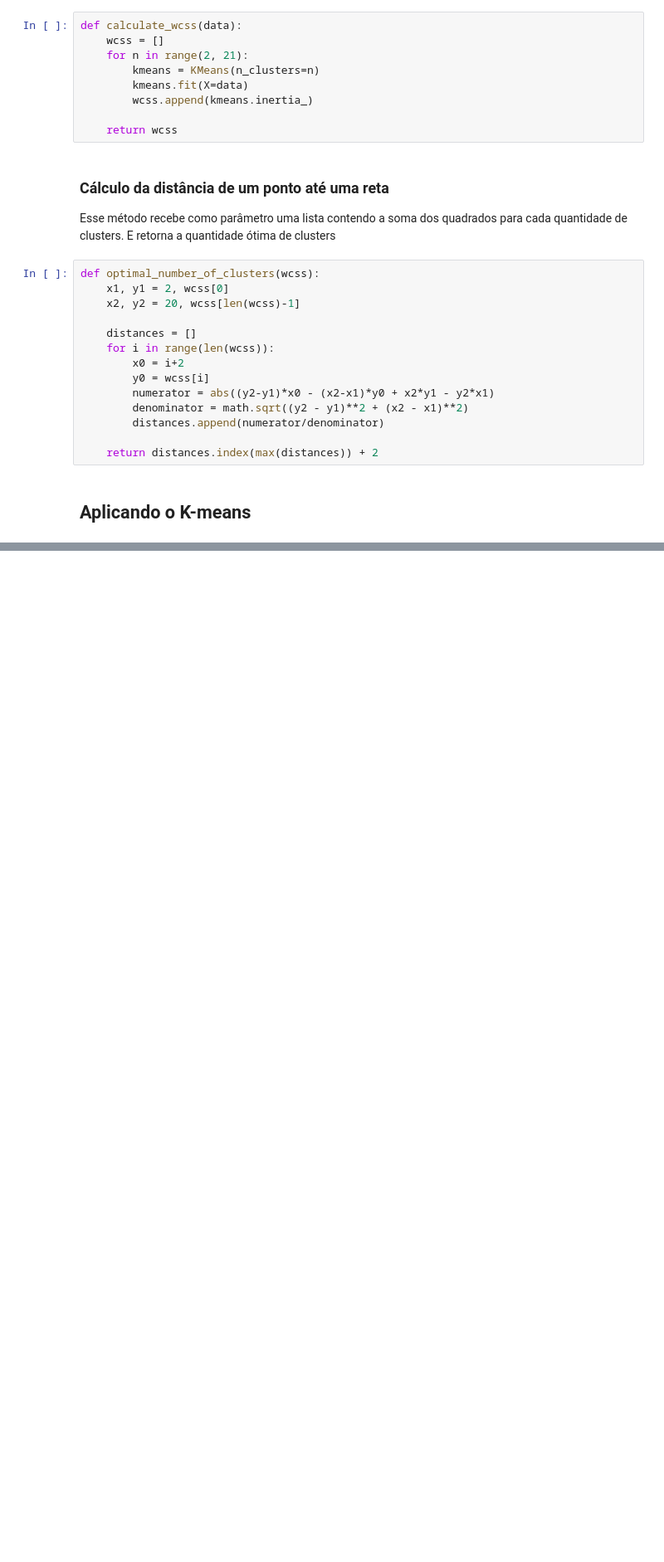
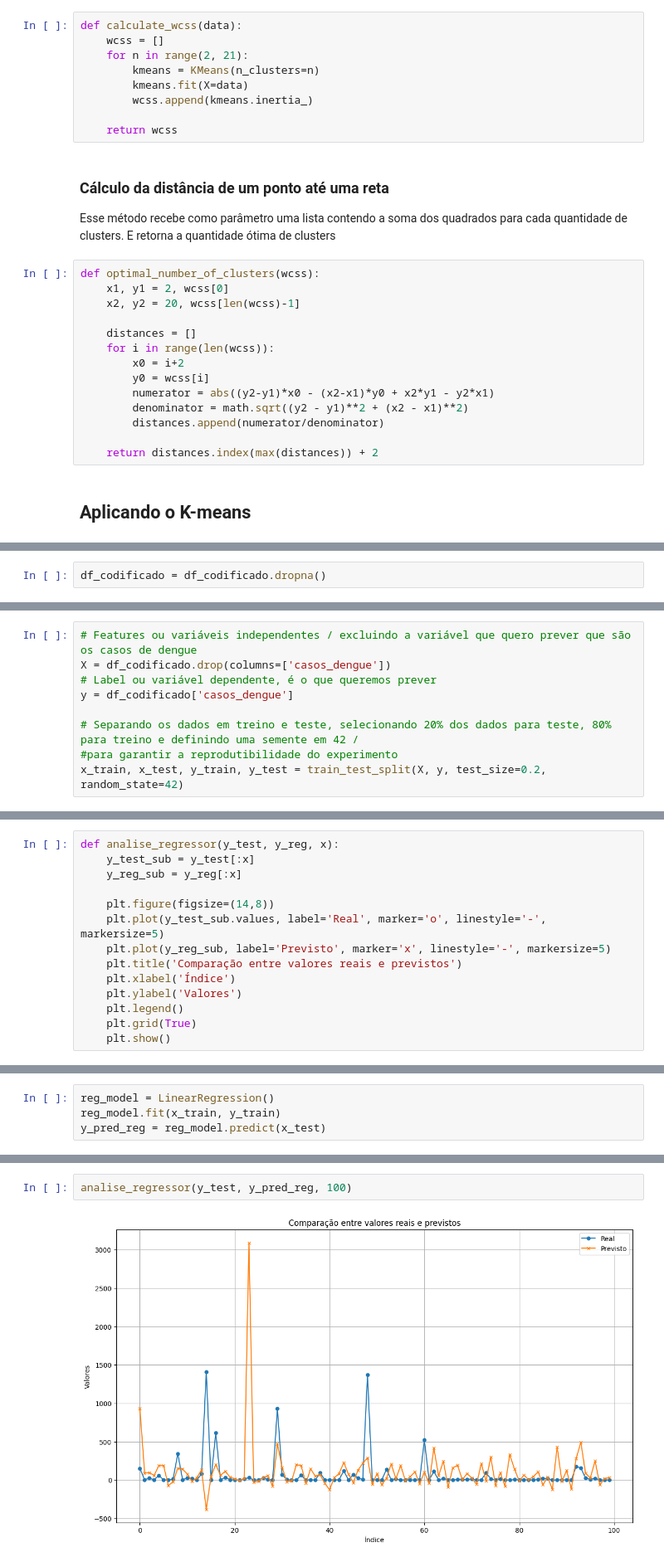
Before and after one commit to lucas-bernardo-souza/project_data_science, a Jupyter notebook: analise2.ipynb, the cells around one changed output, grey strips where cells are left out. Shown at 83% size. Saved outputs shown, nothing was run; the diff lists cells and outputs as text; blank space fills up the shorter version.

Commit message:
Parte da análise exploratória dos dados

```diff
--- a/analise2.ipynb
+++ b/analise2.ipynb
@@ -433,0 +500,2 @@ See the caveats in the documentation: https://pandas.pydata.org/pandas-docs/stab
+# %%
+df_codificado = df_codificado.dropna()
@@ -433,0 +511,9 @@ See the caveats in the documentation: https://pandas.pydata.org/pandas-docs/stab
+# %%
+# Features ou variáveis independentes / excluindo a variável que quero prever que são os casos de dengue
+X = df_codificado.drop(columns=['casos_dengue'])
+# Label ou variável dependente, é o que queremos prever
+y = df_codificado['casos_dengue']
+
+# Separando os dados em treino e teste, selecionando 20% dos dados para teste, 80% para treino e definindo uma semente em 42 /
+#para garantir a reprodutibilidade do experimento
+x_train, x_test, y_train, y_test = train_test_split(X, y, test_size=0.2, random_state=42)
@@ -433,0 +522,14 @@ See the caveats in the documentation: https://pandas.pydata.org/pandas-docs/stab
+# %%
+def analise_regressor(y_test, y_reg, x):
+    y_test_sub = y_test[:x]
+    y_reg_sub = y_reg[:x]
+
+    plt.figure(figsize=(14,8))
+    plt.plot(y_test_sub.values, label='Real', marker='o', linestyle='-', markersize=5)
+    plt.plot(y_reg_sub, label='Previsto', marker='x', linestyle='-', markersize=5)
+    plt.title('Comparação entre valores reais e previstos')
+    plt.xlabel('Índice')
+    plt.ylabel('Valores')
+    plt.legend()
+    plt.grid(True)
+    plt.show()
@@ -433,0 +538,4 @@ See the caveats in the documentation: https://pandas.pydata.org/pandas-docs/stab
+# %%
+reg_model = LinearRegression()
+reg_model.fit(x_train, y_train)
+y_pred_reg = reg_model.predict(x_test)
@@ -433,0 +561,4 @@ See the caveats in the documentation: https://pandas.pydata.org/pandas-docs/stab
+# %%
+analise_regressor(y_test, y_pred_reg, 100)
+# %% [output]
+[figure, added]
```
Also changed, not shown: parts of 39 cells of this notebook, 2 other files.
